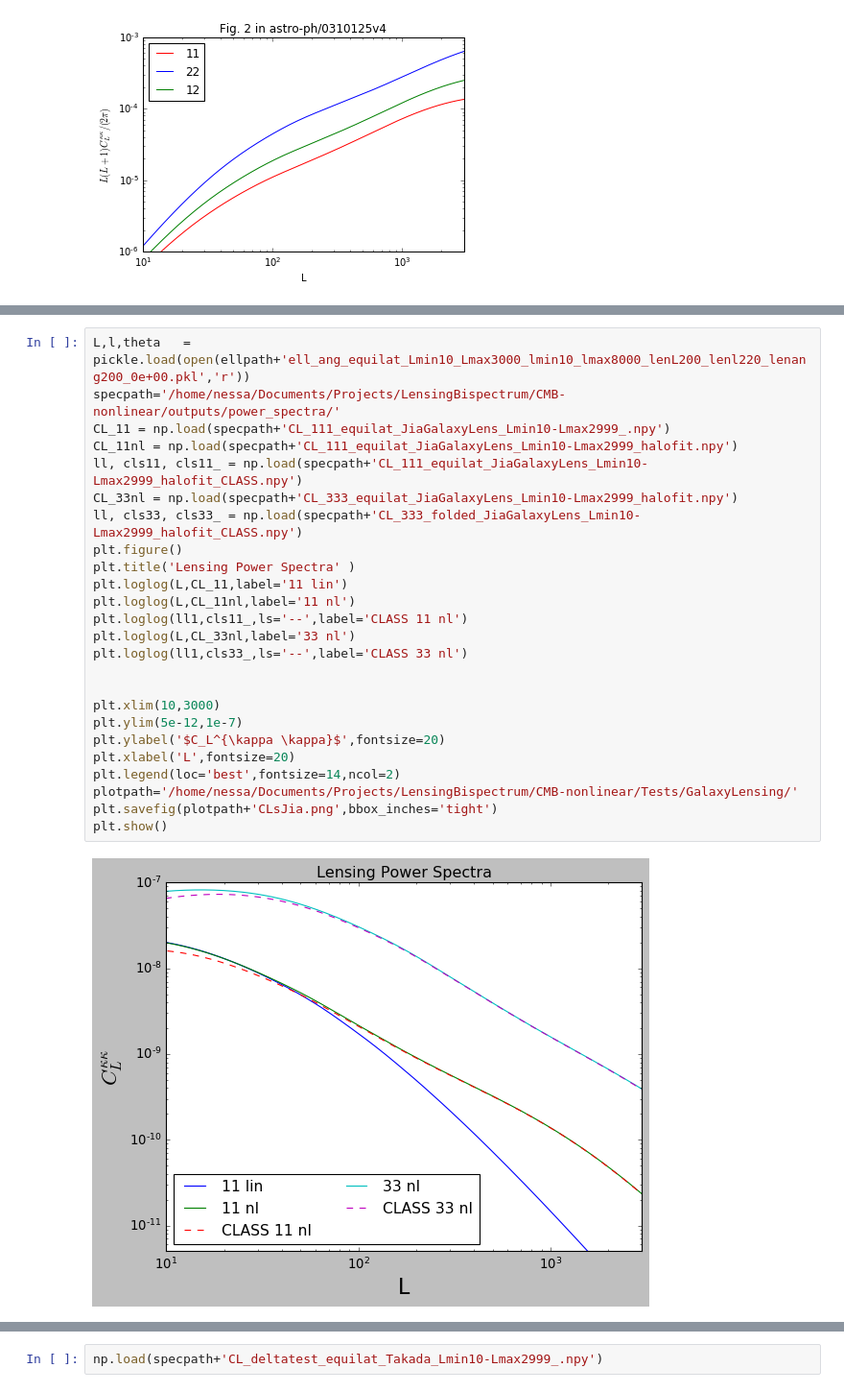
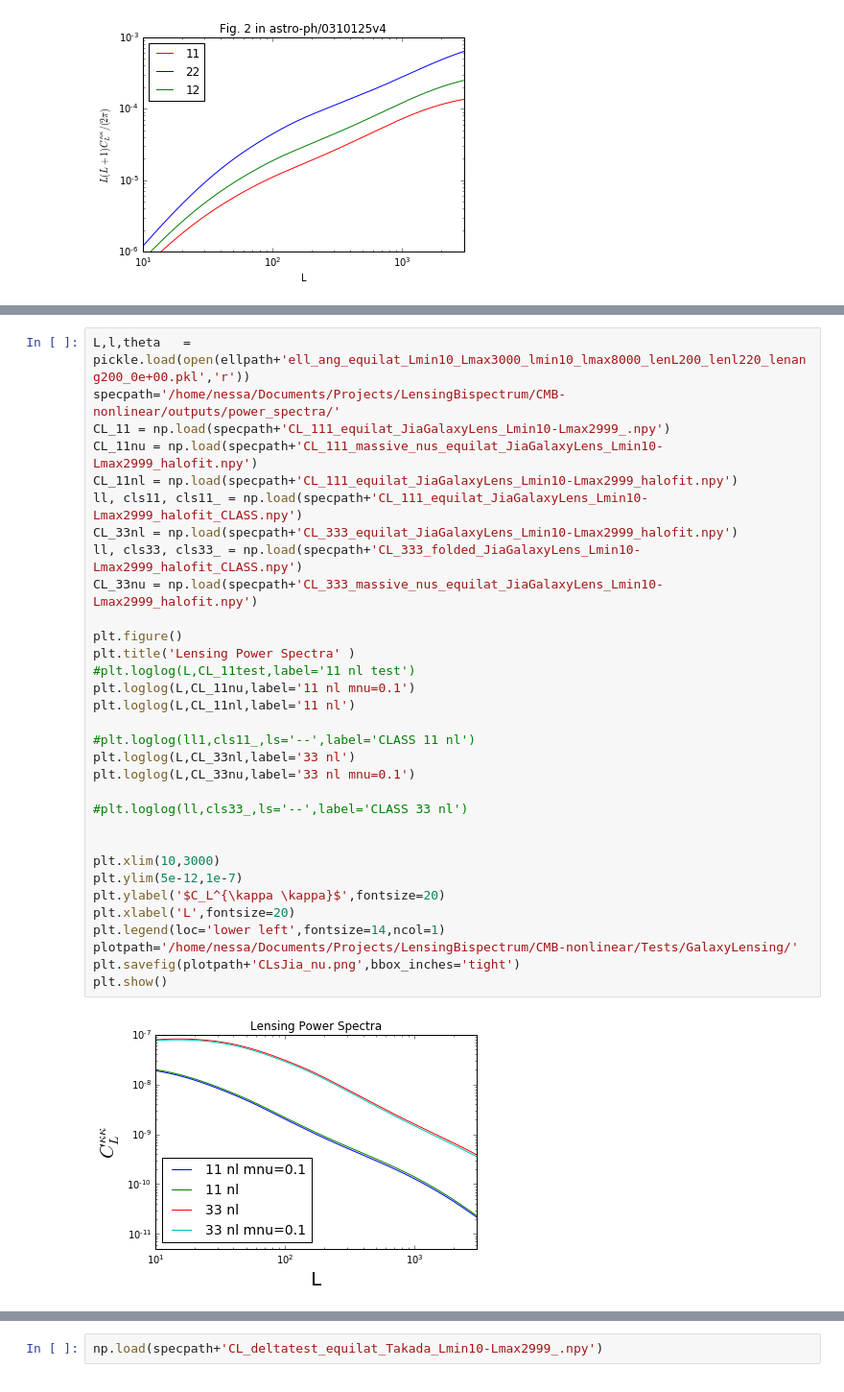
Before and after one commit to VMBoehm/BispectrumBias, a Jupyter notebook: TestBispectra.ipynb, the cells around one changed output, grey strips where cells are left out. Shown: that part at 96% size. Drawn from its saved outputs; the diff is of its cells as text.

Commit message:
squeezed limit added and curves for massive neutrinos and squeezed limkt prepared and sent to Will

```diff
--- a/TestBispectra.ipynb
+++ b/TestBispectra.ipynb
@@ -113,30 +118,37 @@ plt.show()
 # %%
 L,l,theta   = pickle.load(open(ellpath+'ell_ang_equilat_Lmin10_Lmax3000_lmin10_lmax8000_lenL200_lenl220_lenang200_0e+00.pkl','r'))
 specpath='/home/nessa/Documents/Projects/LensingBispectrum/CMB-nonlinear/outputs/power_spectra/'
 CL_11 = np.load(specpath+'CL_111_equilat_JiaGalaxyLens_Lmin10-Lmax2999_.npy')
+CL_11nu = np.load(specpath+'CL_111_massive_nus_equilat_JiaGalaxyLens_Lmin10-Lmax2999_halofit.npy')
 CL_11nl = np.load(specpath+'CL_111_equilat_JiaGalaxyLens_Lmin10-Lmax2999_halofit.npy')
 ll, cls11, cls11_ = np.load(specpath+'CL_111_equilat_JiaGalaxyLens_Lmin10-Lmax2999_halofit_CLASS.npy')
 CL_33nl = np.load(specpath+'CL_333_equilat_JiaGalaxyLens_Lmin10-Lmax2999_halofit.npy')
 ll, cls33, cls33_ = np.load(specpath+'CL_333_folded_JiaGalaxyLens_Lmin10-Lmax2999_halofit_CLASS.npy')
+CL_33nu = np.load(specpath+'CL_333_massive_nus_equilat_JiaGalaxyLens_Lmin10-Lmax2999_halofit.npy')
+
 plt.figure()
 plt.title('Lensing Power Spectra' )
-plt.loglog(L,CL_11,label='11 lin')
+#plt.loglog(L,CL_11test,label='11 nl test')
+plt.loglog(L,CL_11nu,label='11 nl mnu=0.1')
 plt.loglog(L,CL_11nl,label='11 nl')
-plt.loglog(ll1,cls11_,ls='--',label='CLASS 11 nl')
+
+#plt.loglog(ll1,cls11_,ls='--',label='CLASS 11 nl')
 plt.loglog(L,CL_33nl,label='33 nl')
-plt.loglog(ll1,cls33_,ls='--',label='CLASS 33 nl')
+plt.loglog(L,CL_33nu,label='33 nl mnu=0.1')
+
+#plt.loglog(ll,cls33_,ls='--',label='CLASS 33 nl')
 
 
 plt.xlim(10,3000)
 plt.ylim(5e-12,1e-7)
 plt.ylabel('$C_L^{\kappa \kappa}$',fontsize=20)
 plt.xlabel('L',fontsize=20)
-plt.legend(loc='best',fontsize=14,ncol=2)
+plt.legend(loc='lower left',fontsize=14,ncol=1)
 plotpath='/home/nessa/Documents/Projects/LensingBispectrum/CMB-nonlinear/Tests/GalaxyLensing/'
-plt.savefig(plotpath+'CLsJia.png',bbox_inches='tight')
+plt.savefig(plotpath+'CLsJia_nu.png',bbox_inches='tight')
 plt.show()
 # %% [output]
-[figure, old version]
+[figure, new version]
 # %%
 L,l,theta   = pickle.load(open(ellpath+'ell_ang_equilat_Lmin10_Lmax3000_lmin10_lmax8000_lenL200_lenl220_lenang200_0e+00.pkl','r'))
 specpath='/home/nessa/Documents/Projects/LensingBispectrum/CMB-nonlinear/outputs/power_spectra/'
```
Also changed, not shown: parts of 3 cells of this notebook, 2 other files.
